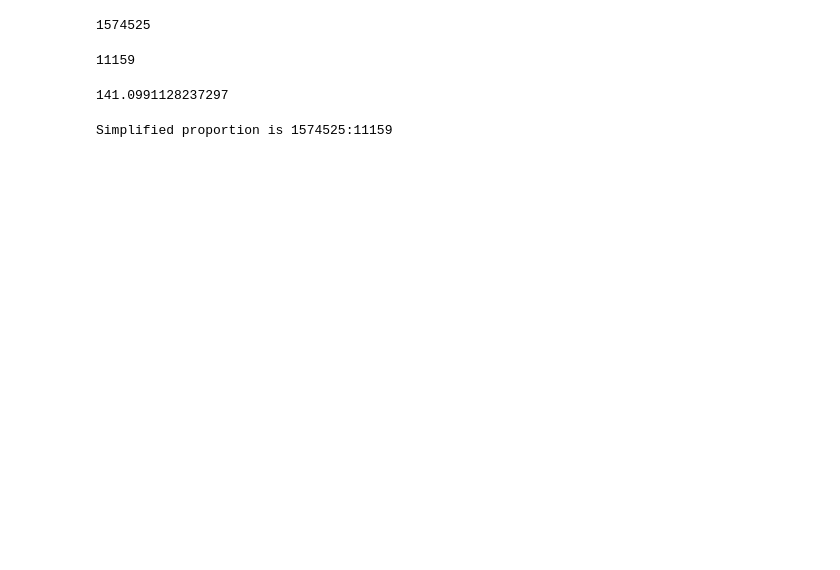
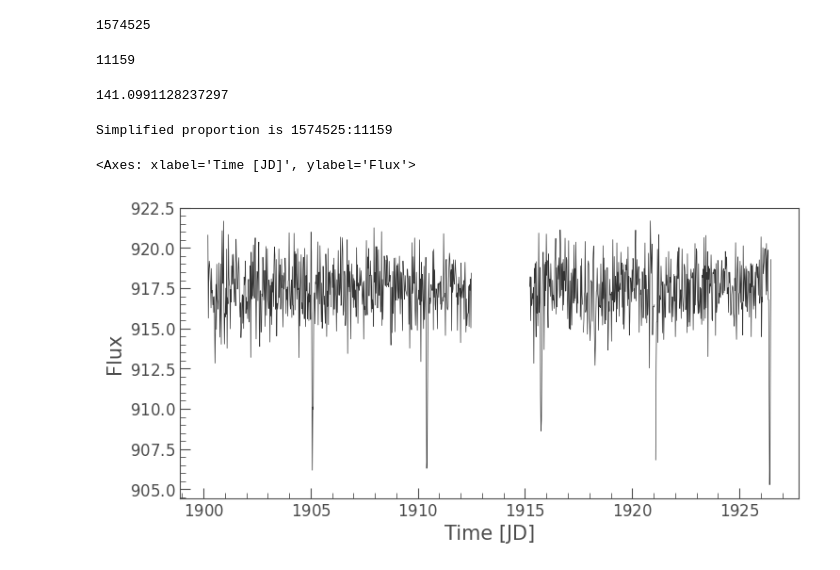
Before and after one commit to nasvin2003/ExoVision, a Jupyter notebook: ExoVision_Visualisation.ipynb, the cells around one changed output. Drawn from its saved outputs; the diff is of its cells as text; code cells hidden in the pictures; blank space fills up the shorter version.

```diff
--- a/ExoVision_Visualisation.ipynb
+++ b/ExoVision_Visualisation.ipynb
@@ -105,3 +110,28 @@ simplified_num2 = num2 // gcd
 print(f"Simplified proportion is {simplified_num1}:{simplified_num2}")
 # %% [output]
 Simplified proportion is 1574525:11159
+# %%
+import astropy.io.fits as fits
+import lightkurve as lk
+from astropy.time import Time
+import numpy as np
+
+# Read the FITS file
+hdulist = fits.open('test_fits.fits')
+data = hdulist[1].data
+
+# Extract relevant data
+time = data['TIME']
+flux = data['PDCSAP_FLUX']
+error = data['PDCSAP_FLUX_ERR']
+
+finite_indices = np.isfinite(time)
+clean_time = time[finite_indices]
+
+lc = lk.LightCurve(time=Time(clean_time, format='jd'), flux=flux[finite_indices], flux_err=error[finite_indices])
+
+# Analyze and visualize the light curve
+lc.plot()
+# %% [output]
+<Axes: xlabel='Time [JD]', ylabel='Flux'>
+[figure, added]
```
Also changed, not shown: parts of 3 cells of this notebook, 40 other files.
